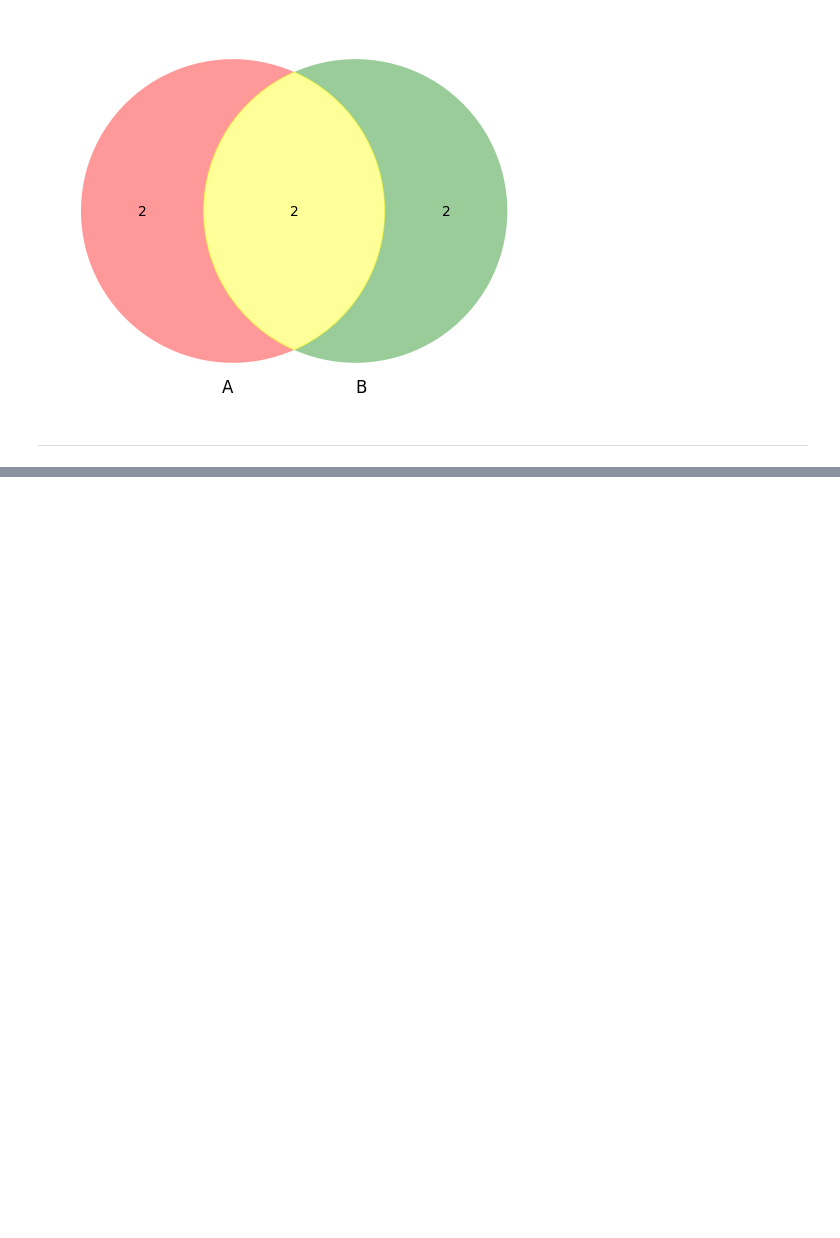
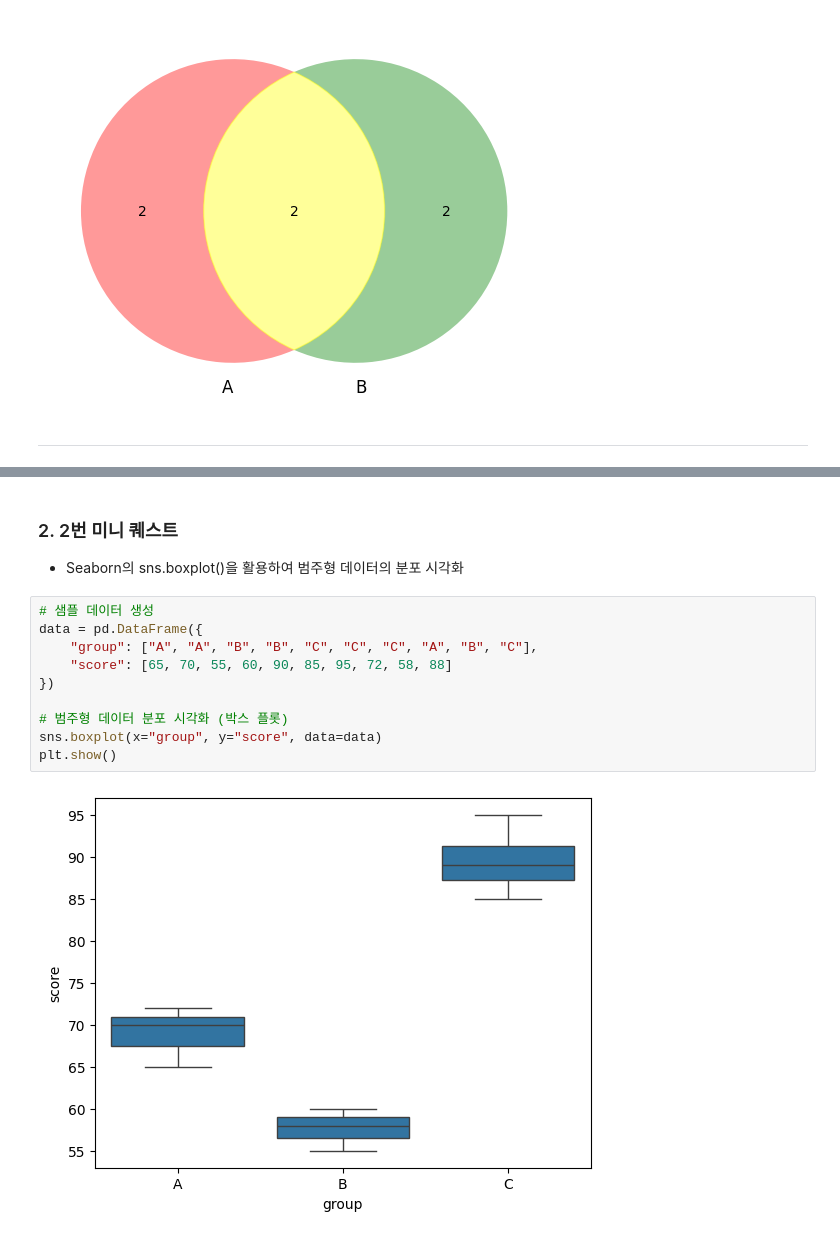
Before and after one commit to 100-hours-a-week/KTB4-emjay-AI, a Jupyter notebook: WeeklyChallenge/03/data_visualization.ipynb, the cells around one changed output, grey strips where cells are left out. Saved outputs shown, nothing was run; the diff lists cells and outputs as text; blank space fills up the shorter version.

```diff
--- a/WeeklyChallenge/03/data_visualization.ipynb
+++ b/WeeklyChallenge/03/data_visualization.ipynb
@@ -631,0 +651,15 @@ plt.show()
+# %% [markdown]
+### 2. 2번 미니 퀘스트
+- Seaborn의 sns.boxplot()을 활용하여 범주형 데이터의 분포 시각화
+# %%
+# 샘플 데이터 생성
+data = pd.DataFrame({
+    "group": ["A", "A", "B", "B", "C", "C", "C", "A", "B", "C"],
+    "score": [65, 70, 55, 60, 90, 85, 95, 72, 58, 88]
+})
+
+# 범주형 데이터 분포 시각화 (박스 플롯)
+sns.boxplot(x="group", y="score", data=data)
+plt.show()
+# %% [output]
+[figure, added]
```
Also changed, not shown: parts of 92 cells of this notebook.
